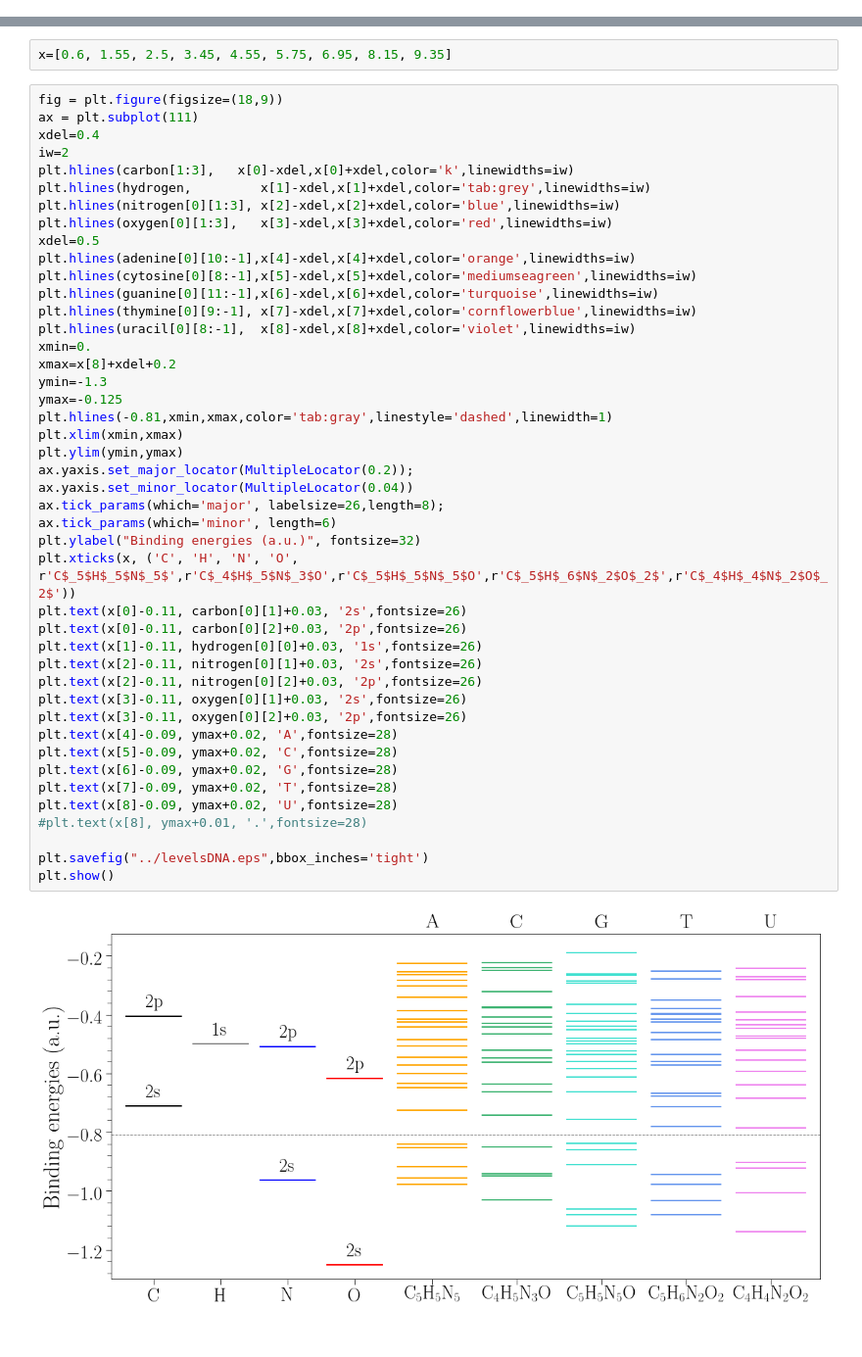
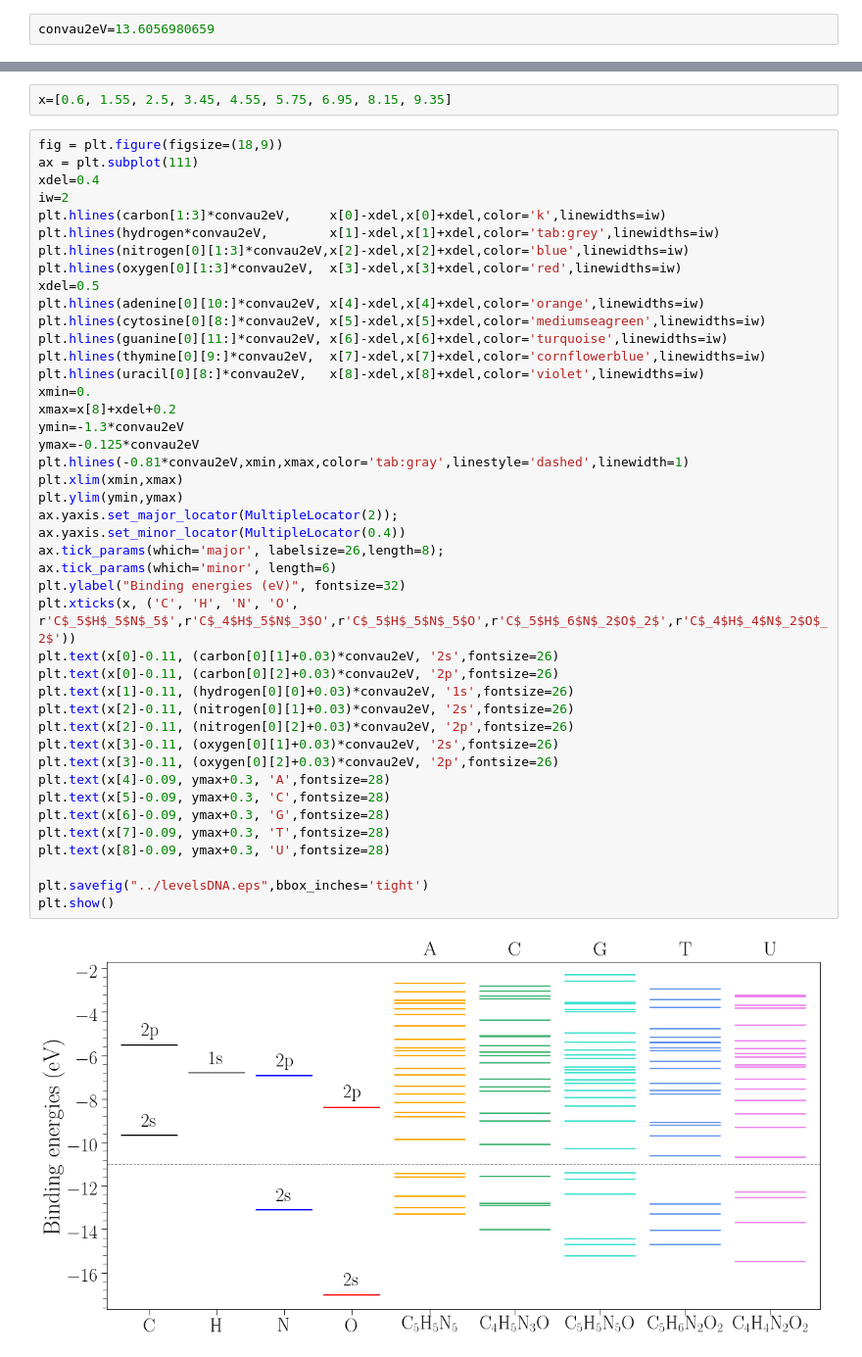
Before and after one commit to xiaogaogaoxiao/ionmol_stoi, a Jupyter notebook: figuras/graphs/energylevels.ipynb, the cells around one changed output, grey strips where cells are left out. Shown at 98% size. Cells and saved outputs as stored; diff of their text form.

```diff
--- a/figuras/graphs/energylevels.ipynb
+++ b/figuras/graphs/energylevels.ipynb
@@ -3,6 +3,8 @@ import pandas as pd
 import matplotlib.pyplot as plt
 from matplotlib.ticker import (MultipleLocator, FormatStrFormatter,
                                AutoMinorLocator)
+# %%
+convau2eV=13.6056980659
 # %%
 folder="~/newmonti/energylevels/"
 # %%
@@ -23,46 +25,45 @@ x=[0.6, 1.55, 2.5, 3.45, 4.55, 5.75, 6.95, 8.15, 9.35]
 # %%
 fig = plt.figure(figsize=(18,9))
 ax = plt.subplot(111)
 xdel=0.4
 iw=2
-plt.hlines(carbon[1:3],   x[0]-xdel,x[0]+xdel,color='k',linewidths=iw)
-plt.hlines(hydrogen,         x[1]-xdel,x[1]+xdel,color='tab:grey',linewidths=iw)
-plt.hlines(nitrogen[0][1:3], x[2]-xdel,x[2]+xdel,color='blue',linewidths=iw)
-plt.hlines(oxygen[0][1:3],   x[3]-xdel,x[3]+xdel,color='red',linewidths=iw)
+plt.hlines(carbon[1:3]*convau2eV,     x[0]-xdel,x[0]+xdel,color='k',linewidths=iw)
+plt.hlines(hydrogen*convau2eV,        x[1]-xdel,x[1]+xdel,color='tab:grey',linewidths=iw)
+plt.hlines(nitrogen[0][1:3]*convau2eV,x[2]-xdel,x[2]+xdel,color='blue',linewidths=iw)
+plt.hlines(oxygen[0][1:3]*convau2eV,  x[3]-xdel,x[3]+xdel,color='red',linewidths=iw)
 xdel=0.5
-plt.hlines(adenine[0][10:-1],x[4]-xdel,x[4]+xdel,color='orange',linewidths=iw)
-plt.hlines(cytosine[0][8:-1],x[5]-xdel,x[5]+xdel,color='mediumseagreen',linewidths=iw)
-plt.hlines(guanine[0][11:-1],x[6]-xdel,x[6]+xdel,color='turquoise',linewidths=iw)
-plt.hlines(thymine[0][9:-1], x[7]-xdel,x[7]+xdel,color='cornflowerblue',linewidths=iw)
-plt.hlines(uracil[0][8:-1],  x[8]-xdel,x[8]+xdel,color='violet',linewidths=iw)
+plt.hlines(adenine[0][10:]*convau2eV, x[4]-xdel,x[4]+xdel,color='orange',linewidths=iw)
+plt.hlines(cytosine[0][8:]*convau2eV, x[5]-xdel,x[5]+xdel,color='mediumseagreen',linewidths=iw)
+plt.hlines(guanine[0][11:]*convau2eV, x[6]-xdel,x[6]+xdel,color='turquoise',linewidths=iw)
+plt.hlines(thymine[0][9:]*convau2eV,  x[7]-xdel,x[7]+xdel,color='cornflowerblue',linewidths=iw)
+plt.hlines(uracil[0][8:]*convau2eV,   x[8]-xdel,x[8]+xdel,color='violet',linewidths=iw)
 xmin=0.
 xmax=x[8]+xdel+0.2
-ymin=-1.3
-ymax=-0.125
-plt.hlines(-0.81,xmin,xmax,color='tab:gray',linestyle='dashed',linewidth=1)
+ymin=-1.3*convau2eV
+ymax=-0.125*convau2eV
+plt.hlines(-0.81*convau2eV,xmin,xmax,color='tab:gray',linestyle='dashed',linewidth=1)
 plt.xlim(xmin,xmax)
 plt.ylim(ymin,ymax)
-ax.yaxis.set_major_locator(MultipleLocator(0.2));
-ax.yaxis.set_minor_locator(MultipleLocator(0.04))
+ax.yaxis.set_major_locator(MultipleLocator(2));
+ax.yaxis.set_minor_locator(MultipleLocator(0.4))
 ax.tick_params(which='major', labelsize=26,length=8);
 ax.tick_params(which='minor', length=6)
-plt.ylabel("Binding energies (a.u.)", fontsize=32)
+plt.ylabel("Binding energies (eV)", fontsize=32)
 plt.xticks(x, ('C', 'H', 'N', 'O', r'C$_5$H$_5$N$_5$',r'C$_4$H$_5$N$_3$O',r'C$_5$H$_5$N$_5$O',r'C$_5$H$_6$N$_2$O$_2$',r'C$_4$H$_4$N$_2$O$_2$'))
-plt.text(x[0]-0.11, carbon[0][1]+0.03, '2s',fontsize=26)
-plt.text(x[0]-0.11, carbon[0][2]+0.03, '2p',fontsize=26)
-plt.text(x[1]-0.11, hydrogen[0][0]+0.03, '1s',fontsize=26)
-plt.text(x[2]-0.11, nitrogen[0][1]+0.03, '2s',fontsize=26)
-plt.text(x[2]-0.11, nitrogen[0][2]+0.03, '2p',fontsize=26)
-plt.text(x[3]-0.11, oxygen[0][1]+0.03, '2s',fontsize=26)
-plt.text(x[3]-0.11, oxygen[0][2]+0.03, '2p',fontsize=26)
-plt.text(x[4]-0.09, ymax+0.02, 'A',fontsize=28)
-plt.text(x[5]-0.09, ymax+0.02, 'C',fontsize=28)
-plt.text(x[6]-0.09, ymax+0.02, 'G',fontsize=28)
-plt.text(x[7]-0.09, ymax+0.02, 'T',fontsize=28)
-plt.text(x[8]-0.09, ymax+0.02, 'U',fontsize=28)
-#plt.text(x[8], ymax+0.01, '.',fontsize=28)
+plt.text(x[0]-0.11, (carbon[0][1]+0.03)*convau2eV, '2s',fontsize=26)
+plt.text(x[0]-0.11, (carbon[0][2]+0.03)*convau2eV, '2p',fontsize=26)
+plt.text(x[1]-0.11, (hydrogen[0][0]+0.03)*convau2eV, '1s',fontsize=26)
+plt.text(x[2]-0.11, (nitrogen[0][1]+0.03)*convau2eV, '2s',fontsize=26)
+plt.text(x[2]-0.11, (nitrogen[0][2]+0.03)*convau2eV, '2p',fontsize=26)
+plt.text(x[3]-0.11, (oxygen[0][1]+0.03)*convau2eV, '2s',fontsize=26)
+plt.text(x[3]-0.11, (oxygen[0][2]+0.03)*convau2eV, '2p',fontsize=26)
+plt.text(x[4]-0.09, ymax+0.3, 'A',fontsize=28)
+plt.text(x[5]-0.09, ymax+0.3, 'C',fontsize=28)
+plt.text(x[6]-0.09, ymax+0.3, 'G',fontsize=28)
+plt.text(x[7]-0.09, ymax+0.3, 'T',fontsize=28)
+plt.text(x[8]-0.09, ymax+0.3, 'U',fontsize=28)
 
 plt.savefig("../levelsDNA.eps",bbox_inches='tight')
 plt.show()
 # %% [output]
-[figure, old version]
+[figure, new version]
```
Also changed, not shown: parts of 17 cells of this notebook, 43 other files.
